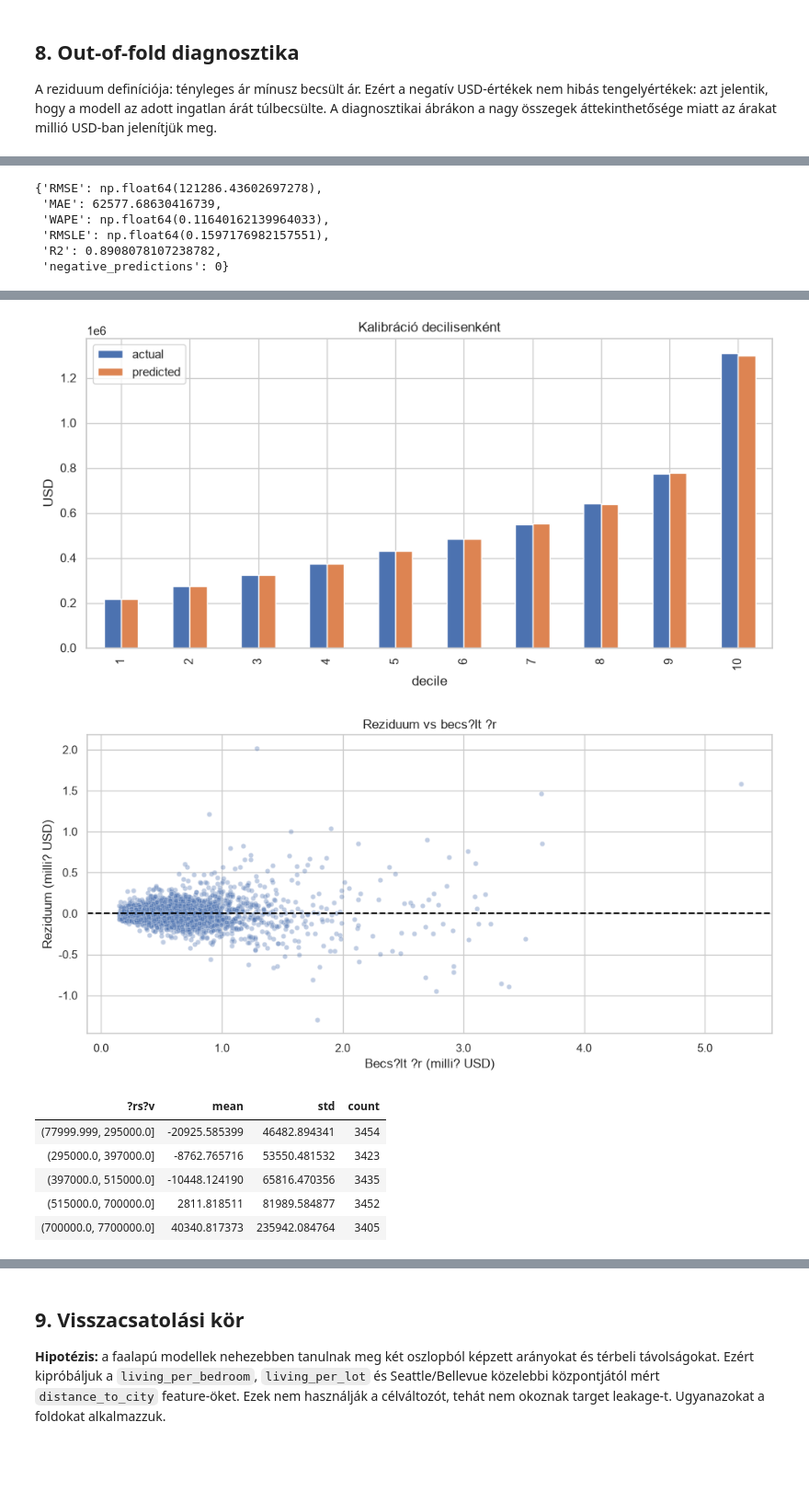
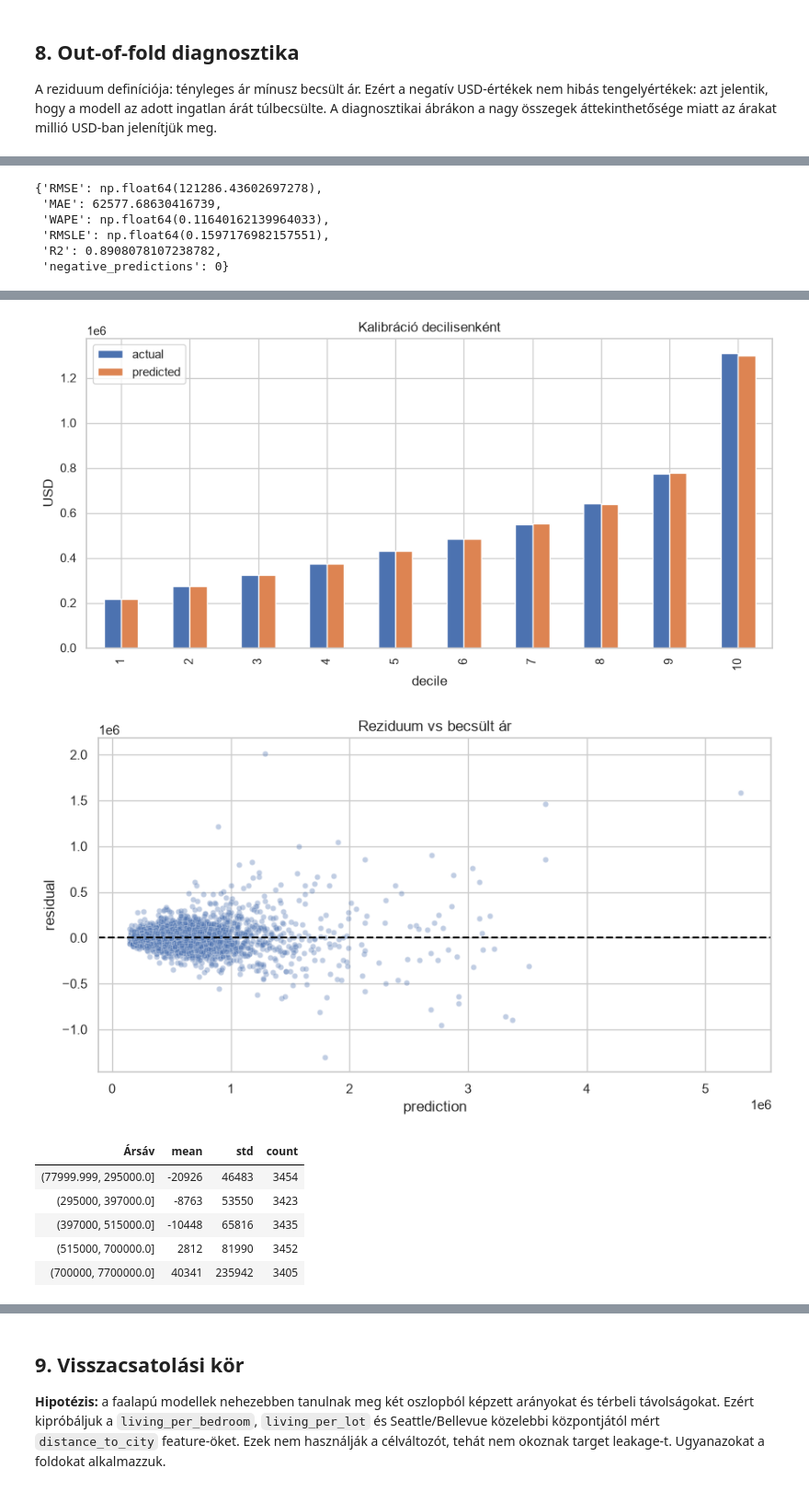
Before and after one commit to Zolester/Data-science-kurzus, a Jupyter notebook: 5. órai házik/king_county_regression_homework.ipynb, the cells around one changed output, grey strips where cells are left out. Shown at 92% size. Drawn from its saved outputs; the diff is of its cells as text; code cells hidden in the pictures; blank space fills up the shorter version.

Commit message:
Revert "Format out-of-fold diagnostic charts"
This reverts commit 843fdc70f44ecc654b036629ee56463946ce5ebf.

```diff
--- a/5. órai házik/king_county_regression_homework.ipynb
+++ b/5. órai házik/king_county_regression_homework.ipynb
@@ -308,9 +308,9 @@ A reziduum definíciója: tényleges ár mínusz becsült ár. Ezért a negatív
 # %%
 best_name=ms.groupby("model").RMSE.mean().idxmin(); best_pred=mo[best_name].to_numpy(); oof=dev[["price","zipcode","lat","long","property_group"]].copy(); oof["prediction"]=best_pred; oof["residual"]=oof.price-oof.prediction; oof["price_band"]=pd.qcut(oof.price,5,duplicates="drop"); print("CV legjobb:",best_name); display(metrics(oof.price,oof.prediction))
 oof["decile"]=pd.qcut(oof.prediction,10,labels=False,duplicates="drop")+1; cal=oof.groupby("decile").agg(actual=("price","mean"),predicted=("prediction","mean"),n=("price","size")); display(style_table(format_integer_like(cal.reset_index().rename(columns={"decile":"Decilis"}))).hide(axis="index")); cal.plot(kind="bar",y=["actual","predicted"],figsize=(11,5),title="Kalibráció decilisenként"); plt.ylabel("USD"); plt.show()
-fig,ax=plt.subplots(figsize=(10,5)); sns.scatterplot(data=oof.sample(min(6000,len(oof)),random_state=RANDOM_STATE),x="prediction",y="residual",alpha=.35,s=22,ax=ax); ax.axhline(0,color="black",ls="--"); ax.set_title("Reziduum vs becs?lt ?r"); ax.set_xlabel("Becs?lt ?r (milli? USD)"); ax.set_ylabel("Reziduum (milli? USD)"); ax.xaxis.set_major_formatter(FuncFormatter(lambda x,_: f"{x/1e6:.1f}")); ax.yaxis.set_major_formatter(FuncFormatter(lambda x,_: f"{x/1e6:.1f}")); plt.tight_layout(); plt.show()
-by=oof.groupby("price_band",observed=True).residual.agg(["mean","std","count"]); display(style_table(format_integer_like(by.reset_index().rename(columns={"price_band":"?rs?v"}))).hide(axis="index")); band_labels=[f"({interval.left:,.0f}, {interval.right:,.0f}]" for interval in by.index]; fig,ax=plt.subplots(figsize=(10,5)); sns.barplot(x=band_labels,y=by["mean"].values,color="#5B9BD5",ax=ax); ax.axhline(0,color="black",ls="--"); ax.set_title("Reziduum ?rs?vok szerint"); ax.set_xlabel("?rs?v (USD)"); ax.set_ylabel("?tlagos reziduum (milli? USD)"); ax.yaxis.set_major_formatter(FuncFormatter(lambda x,_: f"{x/1e6:.1f}")); ax.tick_params(axis="x",rotation=30); plt.tight_layout(); plt.show()
-fig,ax=plt.subplots(figsize=(10,7)); lim=oof.residual.abs().quantile(.98); sc=ax.scatter(oof.long,oof.lat,c=oof.residual,cmap="coolwarm",vmin=-lim,vmax=lim,s=8,alpha=.55); cbar=plt.colorbar(sc,ax=ax); cbar.set_label("Reziduum (milli? USD)"); cbar.ax.yaxis.set_major_formatter(FuncFormatter(lambda x,_: f"{x/1e6:.1f}")); cbar.update_ticks(); ax.set_title("Reziduumok t?rk?pen"); ax.set_xlabel("long"); ax.set_ylabel("lat"); plt.tight_layout(); plt.show()
+plt.figure(figsize=(10,5)); sns.scatterplot(data=oof.sample(min(6000,len(oof)),random_state=RANDOM_STATE),x="prediction",y="residual",alpha=.35,s=22); plt.axhline(0,color="black",ls="--"); plt.title("Reziduum vs becsült ár"); plt.show()
+by=oof.groupby("price_band",observed=True).residual.agg(["mean","std","count"]); display(style_table(format_integer_like(by.reset_index().rename(columns={"price_band":"Ársáv"}))).hide(axis="index")); sns.barplot(x=by.index.astype(str),y=by["mean"].values,color="#5B9BD5"); plt.axhline(0,color="black",ls="--"); plt.xticks(rotation=30); plt.title("Reziduum ár-övek szerint"); plt.show()
+plt.figure(figsize=(10,7)); lim=oof.residual.abs().quantile(.98); sc=plt.scatter(oof.long,oof.lat,c=oof.residual,cmap="coolwarm",vmin=-lim,vmax=lim,s=8,alpha=.55); plt.colorbar(sc,label="USD"); plt.title("Reziduumok térképen"); plt.xlabel("long"); plt.ylabel("lat"); plt.show()
 print("Negatív jóslatok:",int((best_pred<0).sum()))
 # %% [output]
 CV legjobb: XGBoost
@@ -334,8 +334,8 @@ CV legjobb: XGBoost
 [figure]
-[figure, old version]
+[figure, new version]
-| ?rs?v | mean | std | count |
-| (77999.999, 295000.0] | -20925.585399 | 46482.894341 | 3454 |
-| (295000.0, 397000.0] | -8762.765716 | 53550.481532 | 3423 |
-| (397000.0, 515000.0] | -10448.124190 | 65816.470356 | 3435 |
-| (515000.0, 700000.0] | 2811.818511 | 81989.584877 | 3452 |
-| (700000.0, 7700000.0] | 40340.817373 | 235942.084764 | 3405 |
+| Ársáv | mean | std | count |
+| (77999.999, 295000.0] | -20926 | 46483 | 3454 |
+| (295000, 397000.0] | -8763 | 53550 | 3423 |
+| (397000, 515000.0] | -10448 | 65816 | 3435 |
+| (515000, 700000.0] | 2812 | 81990 | 3452 |
+| (700000, 7700000.0] | 40341 | 235942 | 3405 |
```
Also changed, not shown: parts of 4 cells of this notebook.
